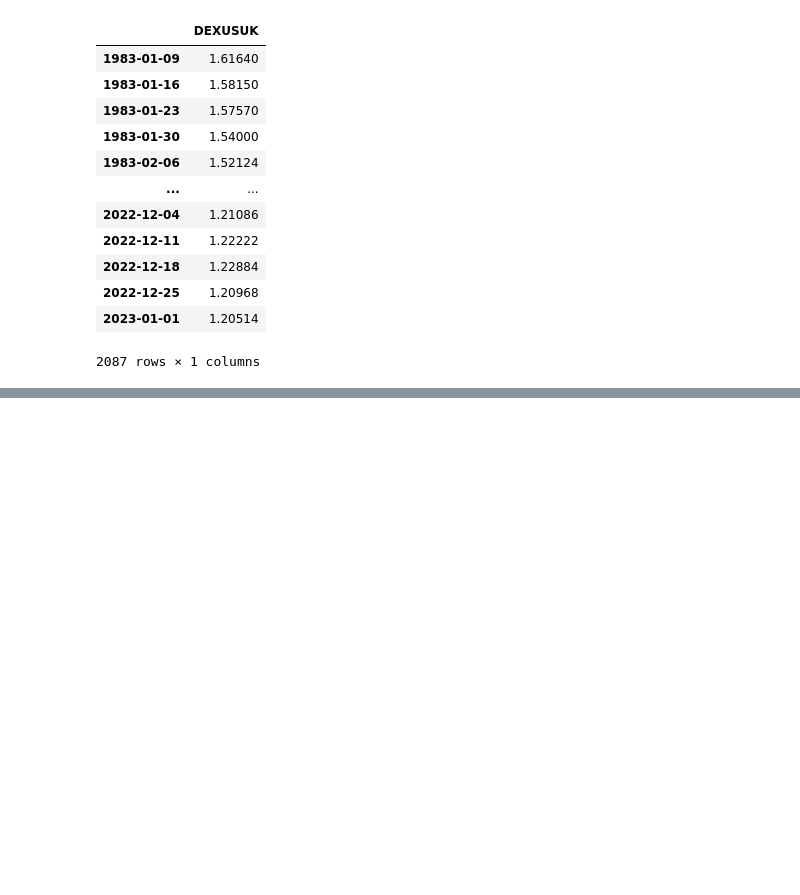
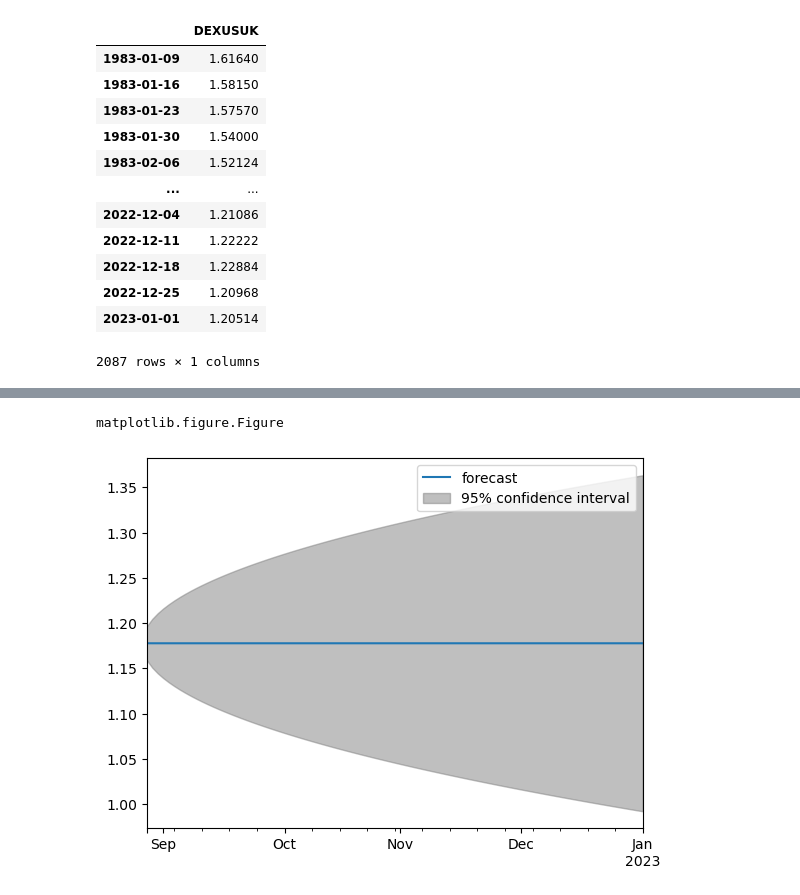
Before and after one commit to jtrawick/D214, a Jupyter notebook: d214_wip_v1.ipynb, the cells around one changed output, grey strips where cells are left out. Cells and saved outputs as stored; diff of their text form; code cells hidden in the pictures; blank space fills up the shorter version.

```diff
--- a/d214_wip_v1.ipynb
+++ b/d214_wip_v1.ipynb
@@ -173,0 +420,5 @@ arima_forecast_plot(res, train, test, title='GBP/USD FX Rate Forecasts (100 Days
+# %%
+plot_predict(res, len(train), len(test) + len(train)).__class__
+# %% [output]
+matplotlib.figure.Figure
+[figure, added]
```
Also changed, not shown: parts of 16 cells of this notebook.
